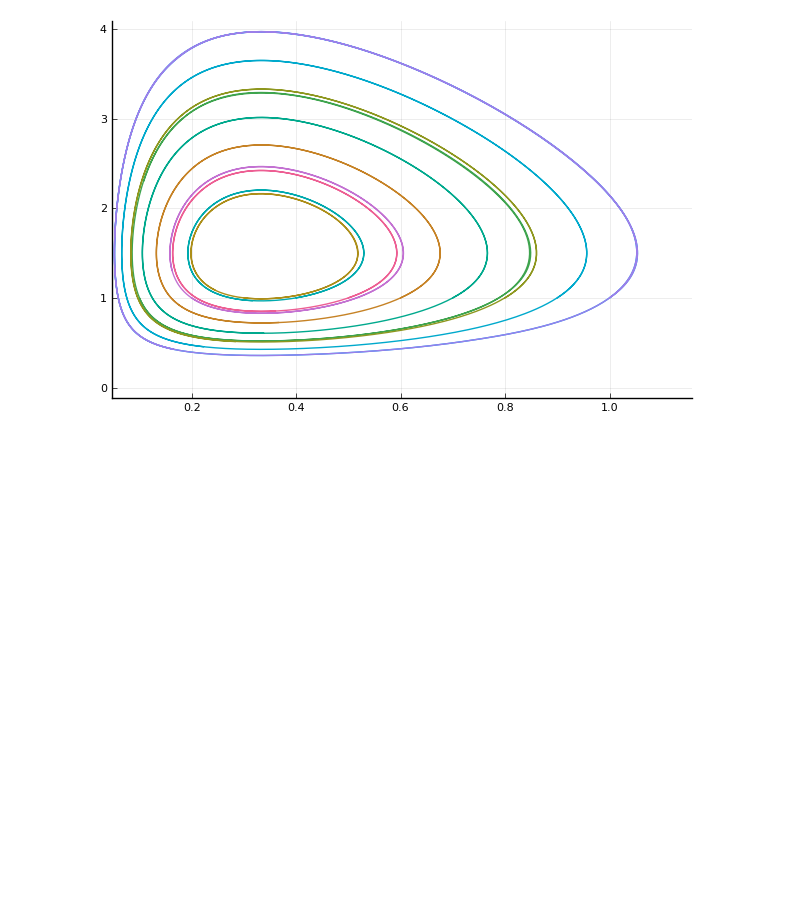
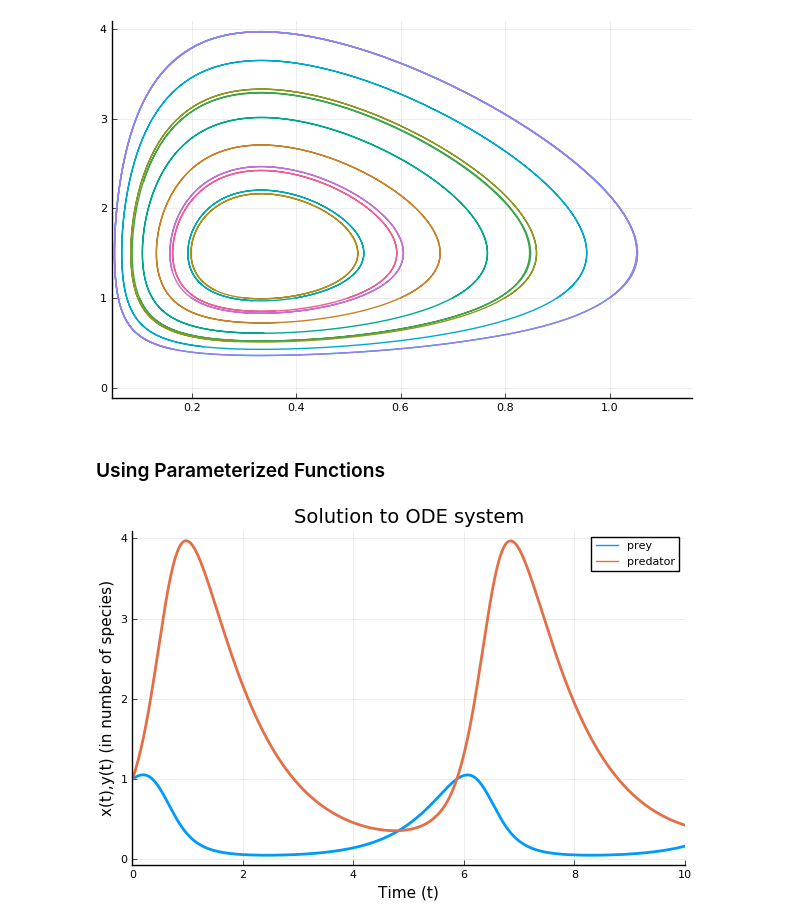
Before and after one commit to jmgraham30/JuliaCompExpMath, a Jupyter notebook: ModelingDifferentialEquations.ipynb, the cells around one changed output. Drawn from its saved outputs; the diff is of its cells as text; code cells hidden in the pictures; blank space fills up the shorter version.

```diff
--- a/ModelingDifferentialEquations.ipynb
+++ b/ModelingDifferentialEquations.ipynb
@@ -105,3 +105,21 @@ end
 plt = plot!(legend=false)
 # %% [output]
 [figure]
+# %% [markdown]
+### Using Parameterized Functions
+# %%
+predatorprey = @ode_def PredatorPrey begin
+  dx = α*x - β*x*y
+  dy = γ*x*y - δ*y
+end α β γ δ
+
+p = [1.5,1.0,3.0,1.0];
+u0 = [1., 1.];
+tspan = (0., 10.);
+prob = ODEProblem(predatorprey, u0, tspan, p);
+sol = solve(prob);
+# %%
+plot(sol,linewidth=2,title="Solution to ODE system",
+xaxis="Time (t)",yaxis="x(t),y(t) (in number of species)",label=["prey" "predator"])
+# %% [output]
+[figure, added]
```
Also changed, not shown: parts of 8 cells of this notebook, 1 other file.
